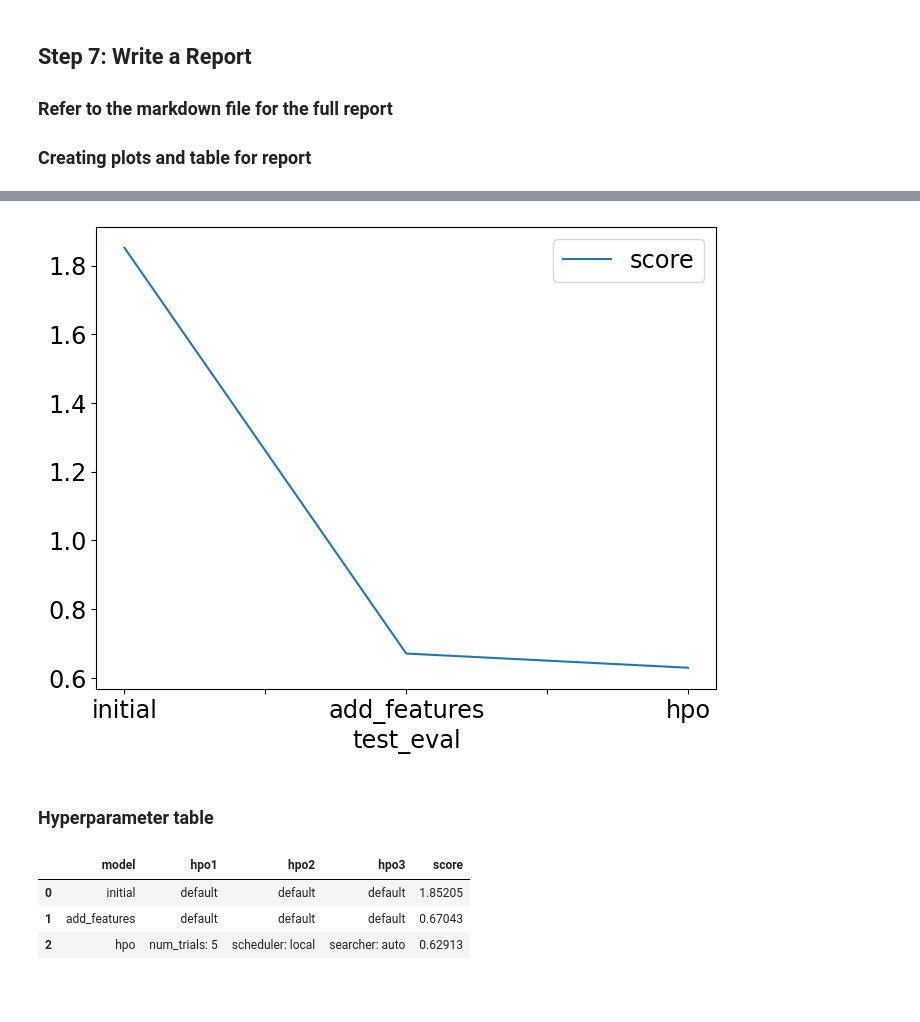
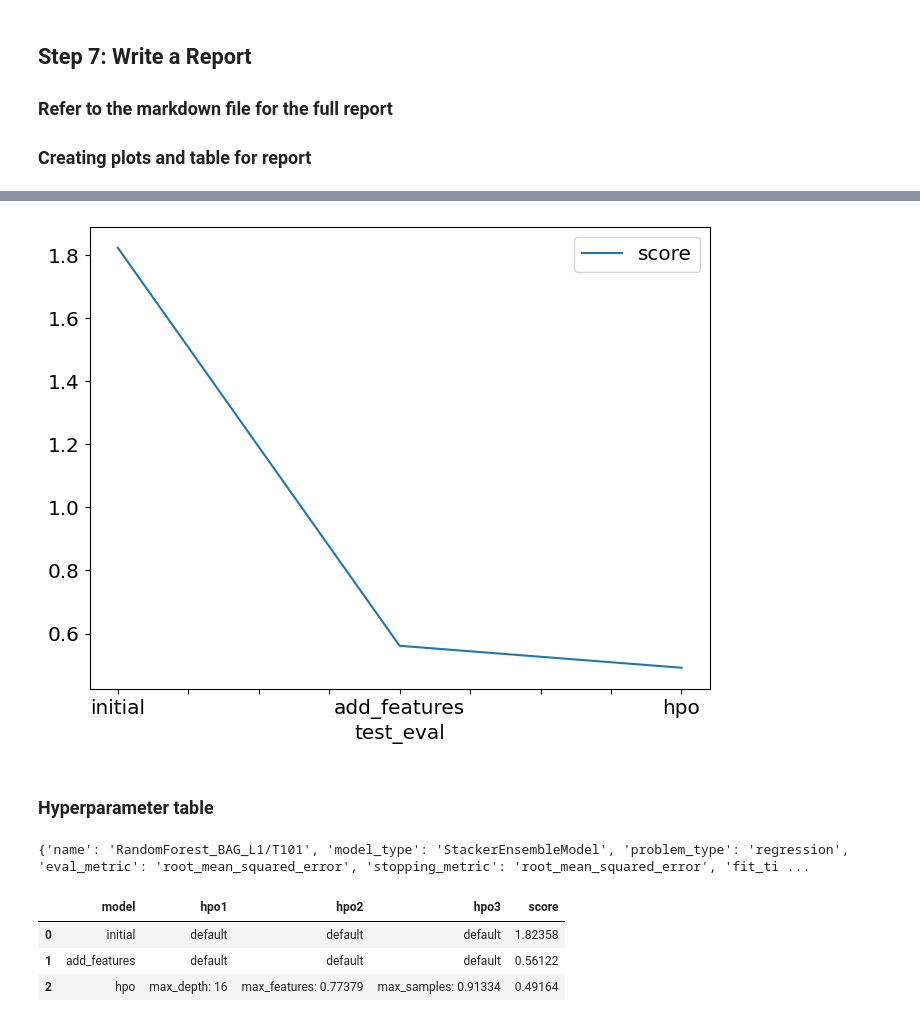
Before and after one commit to castroisabel/MLE-udacity, a Jupyter notebook: bike-sharing-demand/project_notebook.ipynb, the cells around one changed output, grey strips where cells are left out. Saved outputs shown, nothing was run; the diff lists cells and outputs as text; code cells hidden in the pictures; blank space fills up the shorter version.

```diff
--- a/bike-sharing-demand/project_notebook.ipynb
+++ b/bike-sharing-demand/project_notebook.ipynb
@@ -559,11 +589,11 @@ fig.savefig('model_train_score.png')
 fig = pd.DataFrame(
     {
         "test_eval": ["initial", "add_features", "hpo"],
-        "score": [1.85205, 0.67043, 0.62913]
+        "score": [1.82358, 0.56122, 0.49164]
     }
 ).plot(x="test_eval", y="score", figsize=(8, 6)).get_figure()
-fig.savefig('model_test_score.png')
+fig.savefig('img/model_test_score.png')
 # %% [output]
-[figure, old version]
+[figure, new version]
 # %% [markdown]
 ### Hyperparameter table
@@ -572,14 +606,18 @@ import pandas as pd
+# %%
+print(best_model_info)
+# %% [output]
+{'name': 'RandomForest_BAG_L1/T101', 'model_type': 'StackerEnsembleModel', 'problem_type': 'regression', 'eval_metric': 'root_mean_squared_error', 'stopping_metric': 'root_mean_squared_error', 'fit_ti ...
 # %%
 # The 3 hyperparameters we tuned with the kaggle score as the result
 pd.DataFrame({
     "model": ['initial', 'add_features', 'hpo'],
-    "hpo1": ['default', 'default', 'num_trials: 5'],
-    "hpo2": ['default', 'default', 'scheduler: local'],
-    "hpo3": ['default', 'default', 'searcher: auto'],
-    "score": [1.85205, 0.67043, 0.62913]
+    "hpo1": ['default', 'default', 'max_depth: 16'],
+    "hpo2": ['default', 'default', 'max_features: 0.77379'],
+    "hpo3": ['default', 'default', 'max_samples: 0.91334'],
+    "score": [1.82358, 0.56122, 0.49164]
 })
 # %% [output]
 |  | model | hpo1 | hpo2 | hpo3 | score |
-| 0 | initial | default | default | default | 1.85205 |
-| 1 | add_features | default | default | default | 0.67043 |
-| 2 | hpo | num_trials: 5 | scheduler: local | searcher: auto | 0.62913 |
+| 0 | initial | default | default | default | 1.82358 |
+| 1 | add_features | default | default | default | 0.56122 |
+| 2 | hpo | max_depth: 16 | max_features: 0.77379 | max_samples: 0.91334 | 0.49164 |
```
Also changed, not shown: parts of 28 cells of this notebook, 2 other files.
